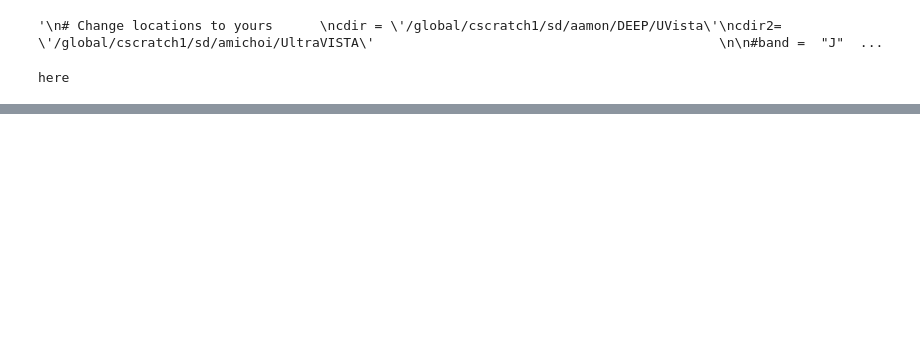
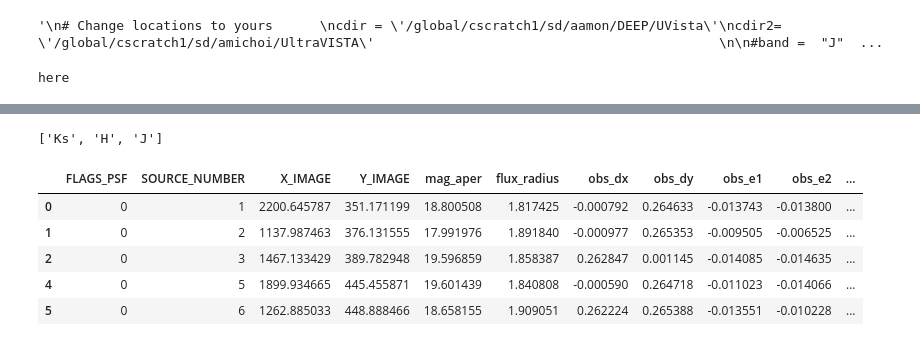
Before and after one commit to aamon/DEEP, a Jupyter notebook: MeasurePSFres_new.ipynb, the cells around one changed output, grey strips where cells are left out. Drawn from its saved outputs; the diff is of its cells as text; code cells hidden in the pictures; blank space fills up the shorter version.

```diff
--- a/MeasurePSFres_new.ipynb
+++ b/MeasurePSFres_new.ipynb
@@ -833,0 +886,14 @@ AttributeError: 'NoneType' object has no attribute 'index'
+# %%
+frames.keys()
+# %% [output]
+['Ks', 'H', 'J']
+# %%
+df=frames['H']
+df.head()
+# %% [output]
+|  | FLAGS_PSF | SOURCE_NUMBER | X_IMAGE | Y_IMAGE | mag_aper | flux_radius | obs_dx | obs_dy | obs_e1 | obs_e2 | ... |
+| 0 | 0 | 1 | 2200.645787 | 351.171199 | 18.800508 | 1.817425 | -0.000792 | 0.264633 | -0.013743 | -0.013800 | ... |
+| 1 | 0 | 2 | 1137.987463 | 376.131555 | 17.991976 | 1.891840 | -0.000977 | 0.265353 | -0.009505 | -0.006525 | ... |
+| 2 | 0 | 3 | 1467.133429 | 389.782948 | 19.596859 | 1.858387 | 0.262847 | 0.001145 | -0.014085 | -0.014635 | ... |
+| 4 | 0 | 5 | 1899.934665 | 445.455871 | 19.601439 | 1.840808 | -0.000590 | 0.264718 | -0.011023 | -0.014066 | ... |
+| 5 | 0 | 6 | 1262.885033 | 448.888466 | 18.658155 | 1.909051 | 0.262224 | 0.265388 | -0.013551 | -0.010228 | ... |
```
Also changed, not shown: parts of 9 cells of this notebook, 2 other files.
